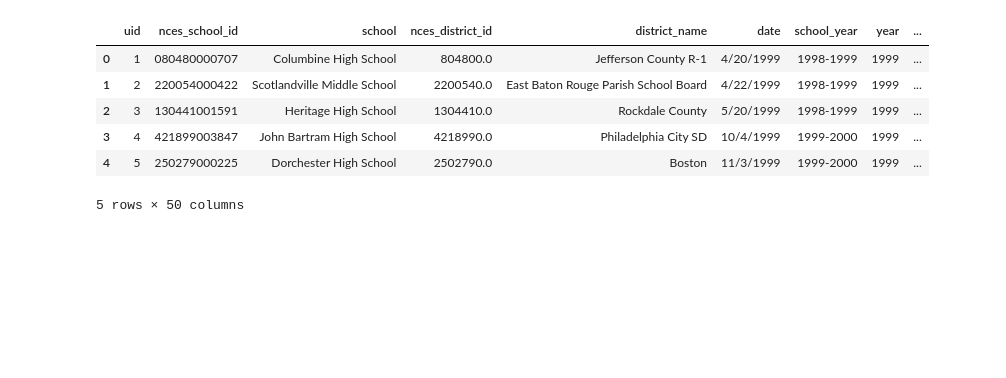
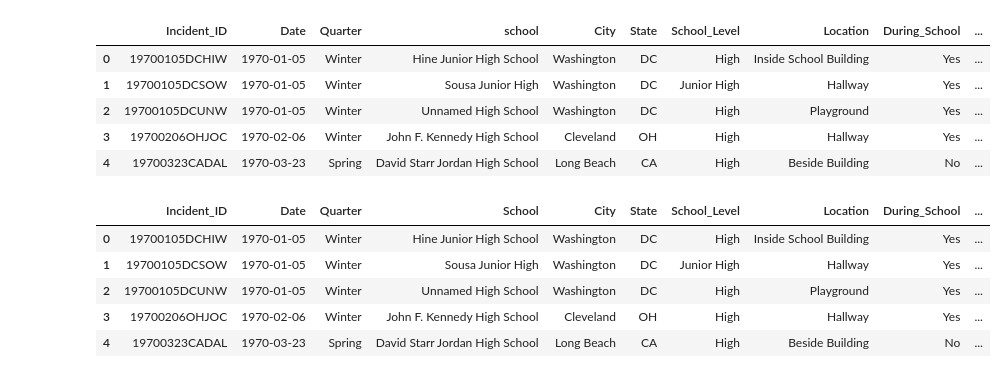
Before and after one commit to LeviEzra1/Project1_team4, a Jupyter notebook: jayce/school_coordinates.ipynb, the cells around one changed output. Saved outputs shown, nothing was run; the diff lists cells and outputs as text; code cells hidden in the pictures; blank space fills up the shorter version.

```diff
--- a/jayce/school_coordinates.ipynb
+++ b/jayce/school_coordinates.ipynb
@@ -8,23 +11,28 @@ from pathlib import Path
 from api_keys import geoapify_key
 # %%
 # load and read the CSVs
-Kaggle2_path = Path("Resources/Kaggle2DS.csv")
-Kaggle2_csv = pd.read_csv(Kaggle2_path)
+SHD_path = Path("Resources/SHD.csv")
+SHD_csv = pd.read_csv(SHD_path)
 
-Kaggle2_csv.head()
+SHD_csv.head()
 # %% [output]
-|  | uid | nces_school_id | school | nces_district_id | district_name | date | school_year | year | ... |
-| 0 | 1 | 080480000707 | Columbine High School | 804800.0 | Jefferson County R-1 | 4/20/1999 | 1998-1999 | 1999 | ... |
-| 1 | 2 | 220054000422 | Scotlandville Middle School | 2200540.0 | East Baton Rouge Parish School Board | 4/22/1999 | 1998-1999 | 1999 | ... |
-| 2 | 3 | 130441001591 | Heritage High School | 1304410.0 | Rockdale County | 5/20/1999 | 1998-1999 | 1999 | ... |
-| 3 | 4 | 421899003847 | John Bartram High School | 4218990.0 | Philadelphia City SD | 10/4/1999 | 1999-2000 | 1999 | ... |
-| 4 | 5 | 250279000225 | Dorchester High School | 2502790.0 | Boston | 11/3/1999 | 1999-2000 | 1999 | ... |
+|  | Incident_ID | Date | Quarter | school | City | State | School_Level | Location | During_School | ... |
+| 0 | 19700105DCHIW | 1970-01-05 | Winter | Hine Junior High School | Washington | DC | High | Inside School Building | Yes | ... |
+| 1 | 19700105DCSOW | 1970-01-05 | Winter | Sousa Junior High | Washington | DC | Junior High | Hallway | Yes | ... |
+| 2 | 19700105DCUNW | 1970-01-05 | Winter | Unnamed High School | Washington | DC | High | Playground | Yes | ... |
+| 3 | 19700206OHJOC | 1970-02-06 | Winter | John F. Kennedy High School | Cleveland | OH | High | Hallway | Yes | ... |
+| 4 | 19700323CADAL | 1970-03-23 | Spring | David Starr Jordan High School | Long Beach | CA | High | Beside Building | No | ... |
-5 rows × 50 columns
 # %%
 # we have to make sure the column names match when it comes to lat and lon
 # was working on getting the lat and lon for the Kaggle2_CSV when I realized we already have those
 # we need lat and lon for the SHD.csv
-
-Kaggle2_csv["school"]
-Kaggle2_csv["lat"] = ""
-Kaggle2_csv["lon"] = ""
+# capitalized the "S" in the school column for consistency
+SHD_csv = SHD_csv.rename(columns={"school":"School"})
+SHD_csv.head()
+# %% [output]
+|  | Incident_ID | Date | Quarter | School | City | State | School_Level | Location | During_School | ... |
+| 0 | 19700105DCHIW | 1970-01-05 | Winter | Hine Junior High School | Washington | DC | High | Inside School Building | Yes | ... |
+| 1 | 19700105DCSOW | 1970-01-05 | Winter | Sousa Junior High | Washington | DC | Junior High | Hallway | Yes | ... |
+| 2 | 19700105DCUNW | 1970-01-05 | Winter | Unnamed High School | Washington | DC | High | Playground | Yes | ... |
+| 3 | 19700206OHJOC | 1970-02-06 | Winter | John F. Kennedy High School | Cleveland | OH | High | Hallway | Yes | ... |
+| 4 | 19700323CADAL | 1970-03-23 | Spring | David Starr Jordan High School | Long Beach | CA | High | Beside Building | No | ... |
```
Also changed, not shown: parts of 5 cells of this notebook, 3 other files.
